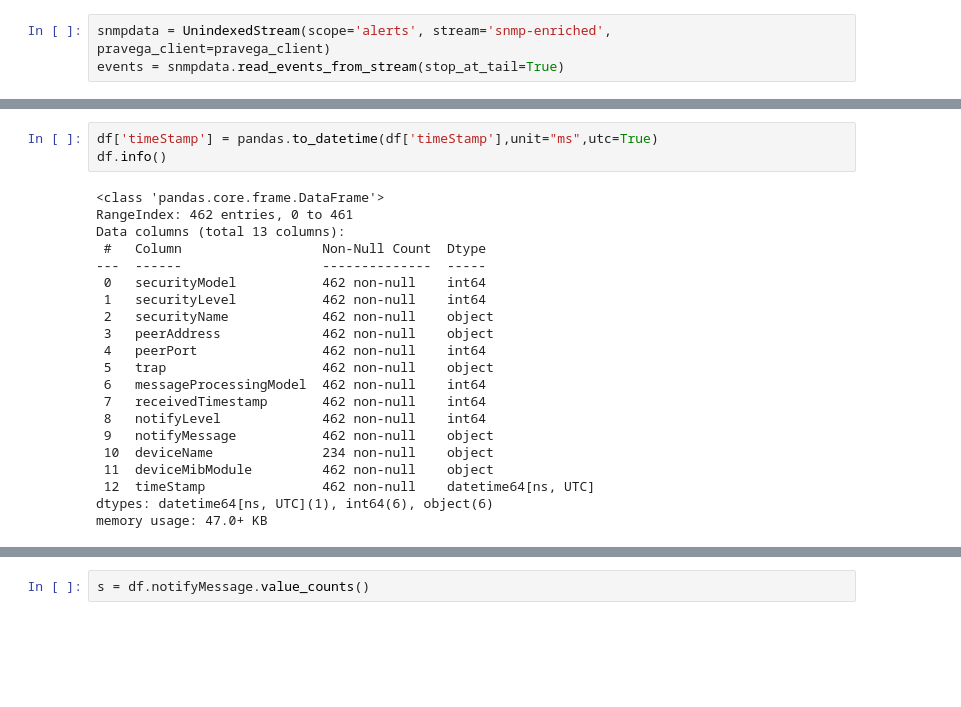
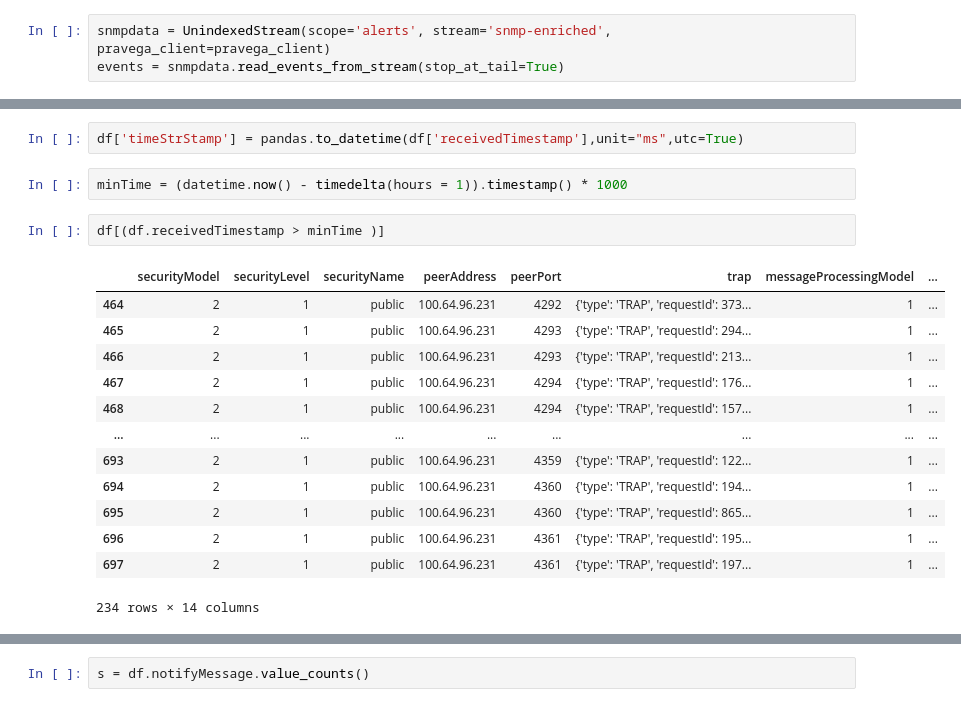
Before and after one commit to youminhan/pravega-NB, a Jupyter notebook: notebooks/SNMP-Monitor.ipynb, the cells around one changed output, grey strips where cells are left out. Cells and saved outputs as stored; diff of their text form; blank space fills up the shorter version.

```diff
--- a/notebooks/SNMP-Monitor.ipynb
+++ b/notebooks/SNMP-Monitor.ipynb
@@ -48,27 +34,23 @@ df
 # %%
-df['timeStamp'] = pandas.to_datetime(df['timeStamp'],unit="ms",utc=True)
-df.info()
+df['timeStrStamp'] = pandas.to_datetime(df['receivedTimestamp'],unit="ms",utc=True)
-# %% [output]
-<class 'pandas.core.frame.DataFrame'>
-RangeIndex: 462 entries, 0 to 461
-Data columns (total 13 columns):
- #   Column                  Non-Null Count  Dtype
----  ------                  --------------  -----
- 0   securityModel           462 non-null    int64
- 1   securityLevel           462 non-null    int64
- 2   securityName            462 non-null    object
- 3   peerAddress             462 non-null    object
- 4   peerPort                462 non-null    int64
- 5   trap                    462 non-null    object
- 6   messageProcessingModel  462 non-null    int64
- 7   receivedTimestamp       462 non-null    int64
- 8   notifyLevel             462 non-null    int64
- 9   notifyMessage           462 non-null    object
- 10  deviceName              234 non-null    object
- 11  deviceMibModule         462 non-null    object
- 12  timeStamp               462 non-null    datetime64[ns, UTC]
-dtypes: datetime64[ns, UTC](1), int64(6), object(6)
-memory usage: 47.0+ KB
+# %%
+minTime = (datetime.now() - timedelta(hours = 1)).timestamp() * 1000
+# %%
+df[(df.receivedTimestamp > minTime )]
+# %% [output]
+|  | securityModel | securityLevel | securityName | peerAddress | peerPort | trap | messageProcessingModel | ... |
+| 464 | 2 | 1 | public | 100.64.96.231 | 4292 | {'type': 'TRAP', 'requestId': 373... | 1 | ... |
+| 465 | 2 | 1 | public | 100.64.96.231 | 4293 | {'type': 'TRAP', 'requestId': 294... | 1 | ... |
+| 466 | 2 | 1 | public | 100.64.96.231 | 4293 | {'type': 'TRAP', 'requestId': 213... | 1 | ... |
+| 467 | 2 | 1 | public | 100.64.96.231 | 4294 | {'type': 'TRAP', 'requestId': 176... | 1 | ... |
+| 468 | 2 | 1 | public | 100.64.96.231 | 4294 | {'type': 'TRAP', 'requestId': 157... | 1 | ... |
+| ... | ... | ... | ... | ... | ... | ... | ... | ... |
+| 693 | 2 | 1 | public | 100.64.96.231 | 4359 | {'type': 'TRAP', 'requestId': 122... | 1 | ... |
+| 694 | 2 | 1 | public | 100.64.96.231 | 4360 | {'type': 'TRAP', 'requestId': 194... | 1 | ... |
+| 695 | 2 | 1 | public | 100.64.96.231 | 4360 | {'type': 'TRAP', 'requestId': 865... | 1 | ... |
+| 696 | 2 | 1 | public | 100.64.96.231 | 4361 | {'type': 'TRAP', 'requestId': 195... | 1 | ... |
+| 697 | 2 | 1 | public | 100.64.96.231 | 4361 | {'type': 'TRAP', 'requestId': 197... | 1 | ... |
+234 rows × 14 columns
 # %%
 df.notifyLevel.value_counts()
 # %% [output]
```
Also changed, not shown: parts of 5 cells of this notebook.
